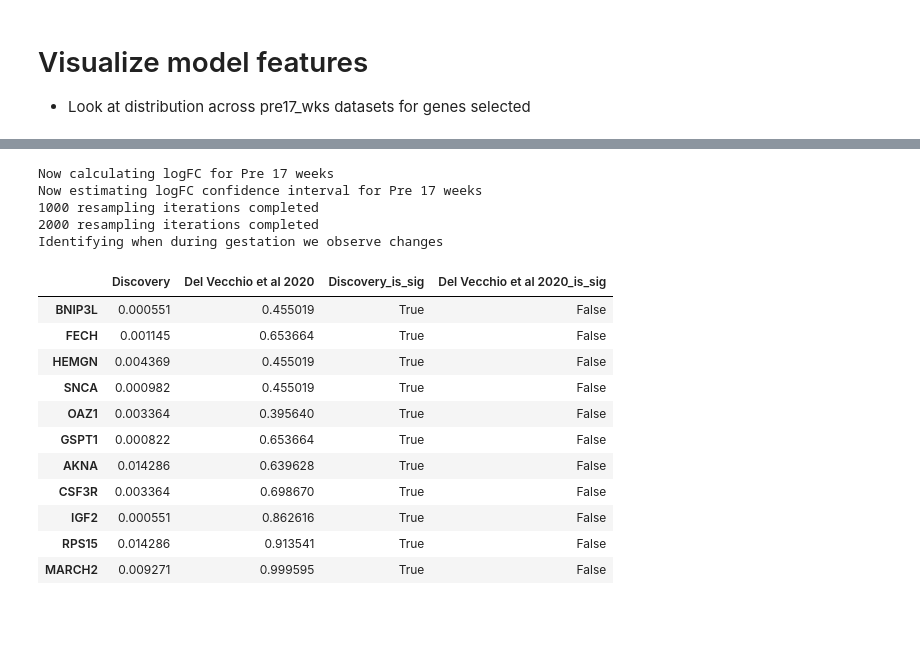
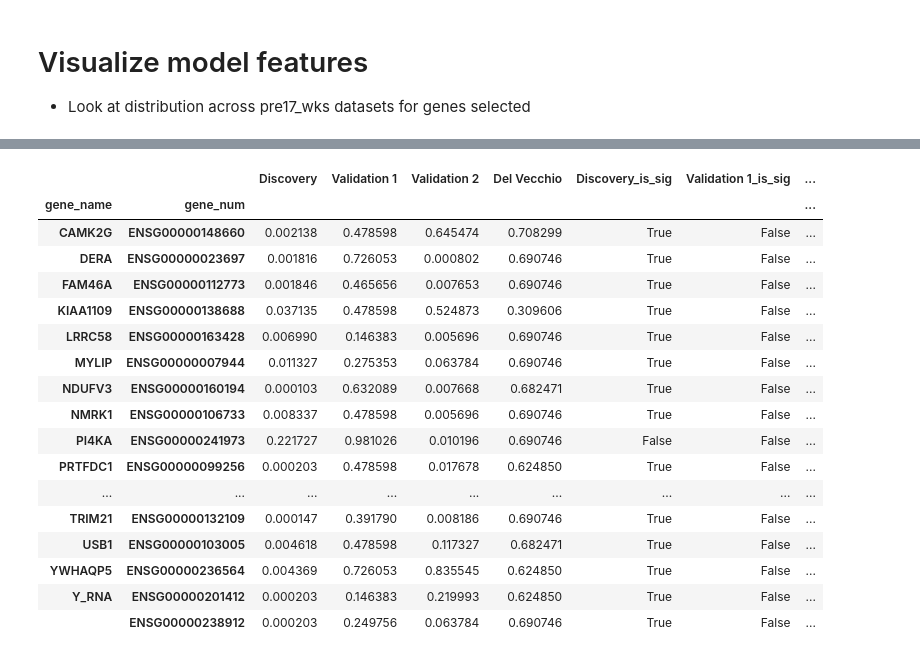
Before and after one commit to miramou/pe_cfrna, a Jupyter notebook: analysis/3.1_ML_Viz.ipynb, the cells around one changed output, grey strips where cells are left out. Saved outputs shown, nothing was run; the diff lists cells and outputs as text; code cells hidden in the pictures; blank space fills up the shorter version.

```diff
--- a/analysis/3.1_ML_Viz.ipynb
+++ b/analysis/3.1_ML_Viz.ipynb
@@ -139,24 +297,27 @@ X_pre17wk_samples_to_plot.gene_name = pd.Categorical(X_pre17wk_samples_to_plot.g
 # %%
-n_genes = len(ml_genes_ordered)
+n_genes = len(best_fit['features'])
+n_rows = 2
+n_cols = np.ceil(n_genes / n_rows).astype(int)
 
-fig, ax = plt.subplots(2, np.ceil(n_genes / 2).astype(int), sharex = True, sharey = False, figsize = (10, 6))
+fig, ax = plt.subplots(n_rows, n_cols, sharex = True, sharey = True, figsize = (18, 6))
 ax_i, ax_j = (0,0)
 
-for gene_name, X_data in X_pre17wk_samples_to_plot.groupby('gene_name'):
-    sns.boxplot('dataset', 'zc_logCPM', hue = 'case', data = X_data, palette = cntrl_pe_palette, ax = ax[ax_i, ax_j]) #inner = 'sticks', split = True, ax = ax[ax_i, ax_j])
+for gene_name, X_data in X_pre17wk_samples_to_plot.groupby(['gene_name_num']):
+    sns.boxplot('dataset', 'zc_logCPM', hue = 'case', data = X_data, palette = cntrl_pe_palette, ax = ax[ax_i, ax_j])
 
     ax[ax_i, ax_j].tick_params(axis='x', rotation = 90)
     ax[ax_i, ax_j].set_ylabel('')
     ax[ax_i, ax_j].set_xlabel('')
-    ax[ax_i, ax_j].set_title(gene_name)
+    ax[ax_i, ax_j].set_title(gene_name[0])
     ax[ax_i, ax_j].get_legend().remove()
+    ax[ax_i, ax_j].set_ylim([-8,4])
+    ax[ax_i, ax_j].yaxis.set_major_locator(mpl.ticker.MultipleLocator(1))
+    ax_j += 1
 
-    ax_j += 1
-    if ax_j == 6:
+    if ax_j == n_cols:
         ax_i += 1
         ax_j = 0
 
-ax[ax_i, ax_j].set_visible(False)
 fig.tight_layout()
 
 save_figure_pdf(fig, 'out/ml/viz/genes_used_in_model.pdf')
@@ -165,42 +339,44 @@ save_figure_pdf(fig, 'out/ml/viz/genes_used_in_model.pdf')
 # %%
-#Calculate whether trends observed per gene meet significance
 n_ds = len(X_pre17wk_samples_to_plot.dataset.unique())
 unadj_pvals = {ds : [] for ds in X_pre17wk_samples_to_plot.dataset.unique()}
+adj_pvals_dict = {ds : [] for ds in X_pre17wk_samples_to_plot.dataset.unique()}
+to_reject_dict = {ds : [] for ds in X_pre17wk_samples_to_plot.dataset.unique()}
 
-#To determine one-sided test direction
-logFC_pre17_sig = logFC_data_by_group(best_fit['features'], {True : 'Pre 17 weeks'}, group_col = 'pre17_weeks')
-logFC_pre17_sig.get_logFC_and_CI_by_group(train_all.rnaseq.logCPM.loc[best_fit['features'], :],
-                                          train_all.meta.join(train_mask.rename('pre17_weeks')))
-
-for key, X_data in X_pre17wk_samples_to_plot.groupby(['gene_name', 'dataset']):
+genes = []
+for key, X_data in X_pre17wk_samples_to_plot.groupby(['gene_name_num', 'dataset']):
     gene, dataset = key
 
-    #Want to test that Del Vecchio dataset follows same trend across case vs control as discovery so one-sided
-    alternative = 'less' if (np.sign(logFC_pre17_sig.logFC.loc[gene]) == -1).iloc[0, 0] else 'greater'
+    #Want to test that validation follows same trend across case vs control as discovery so one-sided
+    alternative = 'less' if (np.sign(logFC_pre17_sig.logFC.loc[gene]) == -1).iloc[0] else 'greater'
     unadj_pval, _ = test_and_adj([(1, 0)], X_data, 'case', 'zc_logCPM', alternative = alternative, use_ttest = False)
     unadj_pvals[dataset].append(unadj_pval[(1, 0)])
 
-to_reject_flat, adj_pval_flat, _, _ = multitest_corr(pd.DataFrame(unadj_pvals).to_numpy().flatten(), method = 'fdr_bh')
-to_reject = pd.DataFrame(to_reject_flat.reshape((n_genes, n_ds)), index = ml_genes_ordered, columns = unadj_pvals.keys())
-adj_pvals = pd.DataFrame(adj_pval_flat.reshape((n_genes, n_ds)), index = ml_genes_ordered, columns = unadj_pvals.keys())
+    if len(genes) == 0 or genes[-1] != gene:
+        genes.append(gene)
+
+    to_reject_dict[dataset], adj_pvals_dict[dataset], _, _ = multitest_corr(unadj_pvals[dataset], method = 'fdr_bh', alpha = 0.05)
+
+to_reject = pd.DataFrame(to_reject_dict, index = pd.MultiIndex.from_tuples(genes, names = ['gene_name', 'gene_num']))
+adj_pvals = pd.DataFrame(adj_pvals_dict, index = pd.MultiIndex.from_tuples(genes, names = ['gene_name', 'gene_num']))
 
 adj_pvals_full = adj_pvals.merge(to_reject, left_index = True, right_index = True, suffixes = ('', '_is_sig'))
 adj_pvals_full
 # %% [output]
-Now calculating logFC for Pre 17 weeks
-Now estimating logFC confidence interval for Pre 17 weeks
-1000 resampling iterations completed
-2000 resampling iterations completed
-Identifying when during gestation we observe changes
-|  | Discovery | Del Vecchio et al 2020 | Discovery_is_sig | Del Vecchio et al 2020_is_sig |
-| BNIP3L | 0.000551 | 0.455019 | True | False |
-| FECH | 0.001145 | 0.653664 | True | False |
-| HEMGN | 0.004369 | 0.455019 | True | False |
-| SNCA | 0.000982 | 0.455019 | True | False |
-| OAZ1 | 0.003364 | 0.395640 | True | False |
-| GSPT1 | 0.000822 | 0.653664 | True | False |
-| AKNA | 0.014286 | 0.639628 | True | False |
-| CSF3R | 0.003364 | 0.698670 | True | False |
-| IGF2 | 0.000551 | 0.862616 | True | False |
-| RPS15 | 0.014286 | 0.913541 | True | False |
-| MARCH2 | 0.009271 | 0.999595 | True | False |
+|  |  | Discovery | Validation 1 | Validation 2 | Del Vecchio | Discovery_is_sig | Validation 1_is_sig | ... |
+| gene_name | gene_num |  |  |  |  |  |  | ... |
+| CAMK2G | ENSG00000148660 | 0.002138 | 0.478598 | 0.645474 | 0.708299 | True | False | ... |
+| DERA | ENSG00000023697 | 0.001816 | 0.726053 | 0.000802 | 0.690746 | True | False | ... |
+| FAM46A | ENSG00000112773 | 0.001846 | 0.465656 | 0.007653 | 0.690746 | True | False | ... |
+| KIAA1109 | ENSG00000138688 | 0.037135 | 0.478598 | 0.524873 | 0.309606 | True | False | ... |
+| LRRC58 | ENSG00000163428 | 0.006990 | 0.146383 | 0.005696 | 0.690746 | True | False | ... |
+| MYLIP | ENSG00000007944 | 0.011327 | 0.275353 | 0.063784 | 0.690746 | True | False | ... |
+| NDUFV3 | ENSG00000160194 | 0.000103 | 0.632089 | 0.007668 | 0.682471 | True | False | ... |
+| NMRK1 | ENSG00000106733 | 0.008337 | 0.478598 | 0.005696 | 0.690746 | True | False | ... |
+| PI4KA | ENSG00000241973 | 0.221727 | 0.981026 | 0.010196 | 0.690746 | False | False | ... |
+| PRTFDC1 | ENSG00000099256 | 0.000203 | 0.478598 | 0.017678 | 0.624850 | True | False | ... |
+| ... | ... | ... | ... | ... | ... | ... | ... | ... |
+| TRIM21 | ENSG00000132109 | 0.000147 | 0.391790 | 0.008186 | 0.690746 | True | False | ... |
+| USB1 | ENSG00000103005 | 0.004618 | 0.478598 | 0.117327 | 0.682471 | True | False | ... |
+| YWHAQP5 | ENSG00000236564 | 0.004369 | 0.726053 | 0.835545 | 0.624850 | True | False | ... |
+| Y_RNA | ENSG00000201412 | 0.000203 | 0.146383 | 0.219993 | 0.624850 | True | False | ... |
+|  | ENSG00000238912 | 0.000203 | 0.249756 | 0.063784 | 0.690746 | True | False | ... |
```
Also changed, not shown: parts of 29 cells of this notebook, 8 other files.
